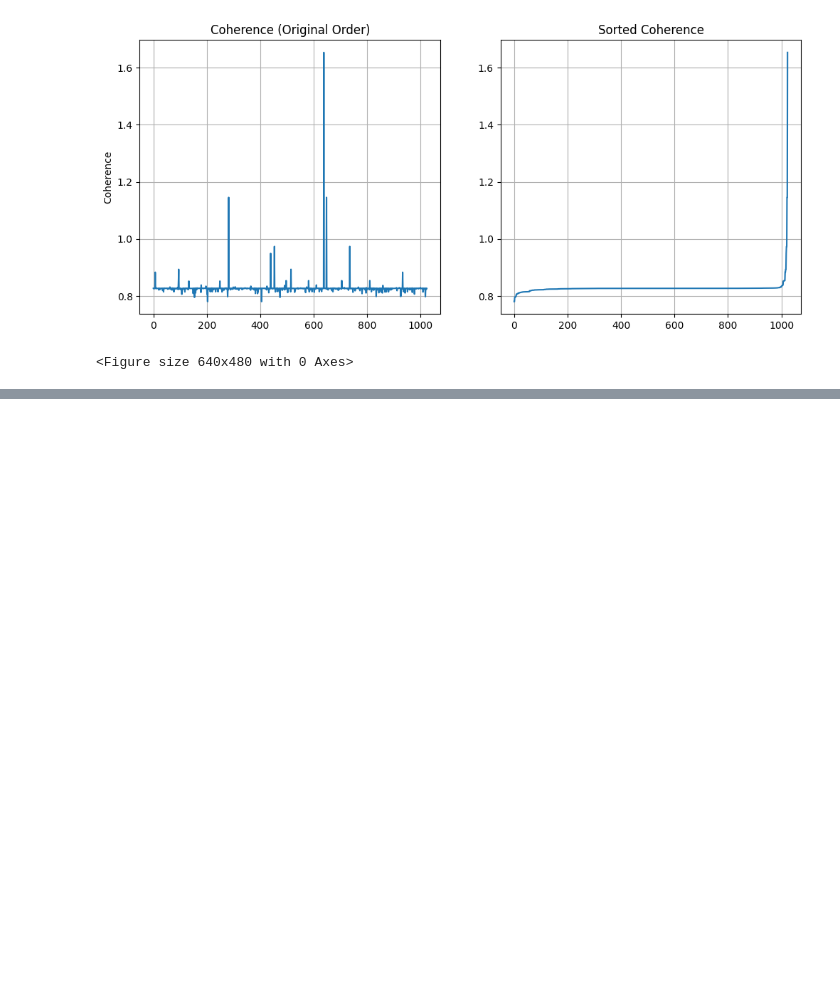
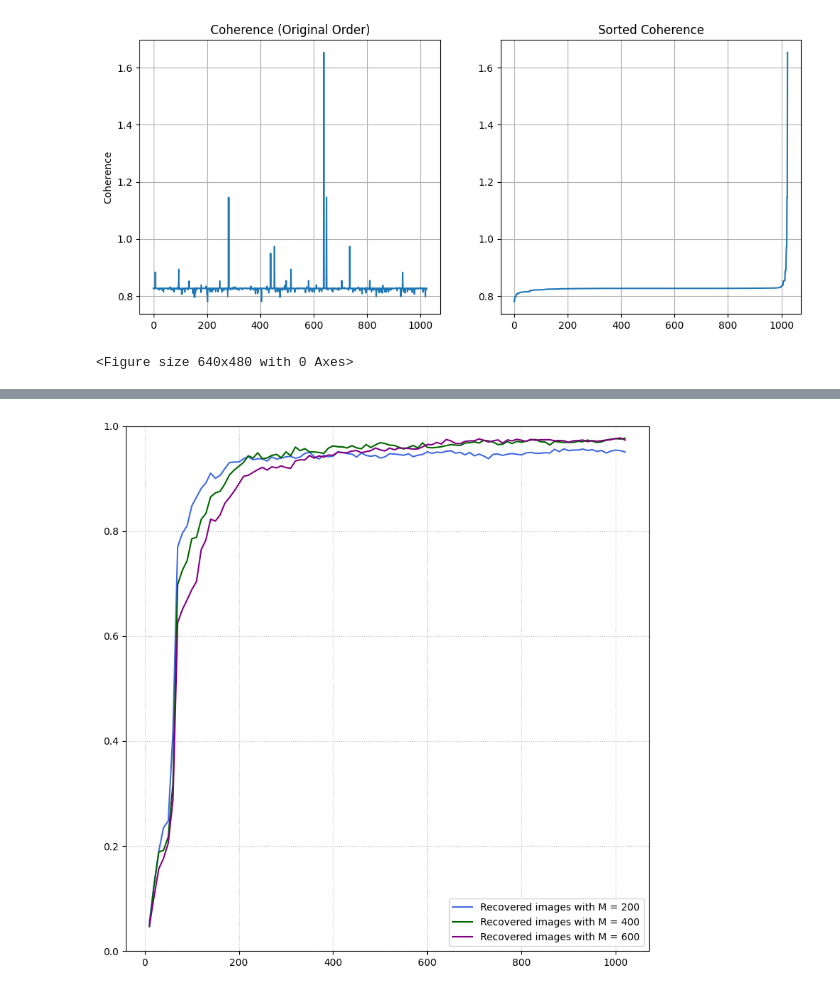
Before and after one commit to arkwen/ARMIMP-report, a Jupyter notebook: SPC_classifier.ipynb, the cells around one changed output, grey strips where cells are left out. Cells and saved outputs as stored; diff of their text form; code cells hidden in the pictures; blank space fills up the shorter version.

```diff
--- a/SPC_classifier.ipynb
+++ b/SPC_classifier.ipynb
@@ -664,6 +655,8 @@ def create_processed_dataset(
 
     return processed_dataset
 # %%
+import torch.nn as nn
+
 # Constants
 LEARNING_RATE = 1e-3
 EPOCHS = 10
@@ -672,7 +665,8 @@ def train_model(
     model: nn.Module,
     train_loader: DataLoader,
     test_loader: DataLoader,
-    save_path: str
+    save_path: str,
+    epochs: int = EPOCHS,
 ) -> Tuple[float, float]:
     """Train and evaluate a model.
 
@@ -680,6 +674,7 @@ def train_model(
         model: Model to train
         train_loader: Training data loader
         test_loader: Test data loader
+        epochs: Number of epochs
         save_path: Name of the model
 
     Returns:
@@ -689,7 +684,7 @@ def train_model(
     criterion = nn.CrossEntropyLoss()
     best_accuracy = 0.0
 
-    for epoch in range(EPOCHS):
+    for epoch in range(epochs):
         # Training phase
         model.train()
 
@@ -706,10 +701,9 @@ def train_model(
         # Evaluation
         train_accuracy, *_ = calculate_metrics(model, train_loader)
         test_accuracy, *_ = calculate_metrics(model, test_loader)
-        if epoch % 3 == 0:
-            print(f'\nEpoch {epoch+1} Results:')
-            print(f'Train Accuracy: {train_accuracy:.4f}')
-            print(f'Test Accuracy: {test_accuracy:.4f}')
+        print(f'\nEpoch {epoch+1} Results:')
+        print(f'Train Accuracy: {train_accuracy:.4f}')
+        print(f'Test Accuracy: {test_accuracy:.4f}')
 
         # Save best model
         if test_accuracy > best_accuracy:
@@ -720,13 +714,15 @@ def train_model(
 
 def analyze_model_accuracy(
     model: nn.Module,
-    show_plot: bool = True
+    show_plot: bool = True,
+    vector_output: bool = False
 ) -> Dict[str, List[float]]:
     """Analyze model accuracy across different measurements.
 
     Args:
         model: Model to evaluate
         show_plot: Whether to display results plot
+        vector_output: Whether model operates with vectors from SPC
 
     Returns:
         Dictionary of metric lists {'accuracy': [...], 'precision': [...], ...}
@@ -740,7 +736,8 @@ def analyze_model_accuracy(
 
     for M in tqdm(MEASUREMENTS, desc="Analyzing measurements"):
         # Load dataset
-        dataset_path = f"MNIST transform_testfor m = {M}.pt" # Obtained via create_processed_dataset()
+
+        dataset_path = f"transform_MNIST_vector_for_M={M}.pt" if vector_output else f"MNIST transform_testfor m = {M}.pt" # Obtained via create_processed_dataset()
         transform_test = torch.load(dataset_path, weights_only=False)
         transform_test.data = transform_test.data.float()
         transform_loader = DataLoader(
@@ -1010,0 +1109,14 @@ Accuracy: 0.8560     Precision: 0.8677       Recall: 0.8553       F1: 0.8572
+# %%
+'''CNN models'''
+
+model_CNN_200 = CNN().to(device)
+model_CNN_200 = torch.load('Model CNN for M = 200.pth', weights_only = False)
+f1_200 = analyze_model_accuracy(model_CNN_200, show_plot = False)['f1']
+
+model_CNN_400 = CNN().to(device)
+model_CNN_400 = torch.load('Model CNN for M = 400.pth', weights_only = False)
+f1_400 = analyze_model_accuracy(model_CNN_400, show_plot = False)['f1']
+
+model_CNN_600 = CNN().to(device)
+model_CNN_600 = torch.load('Model CNN for M = 600.pth', weights_only = False)
+f1_600 = analyze_model_accuracy(model_CNN_600, show_plot = False)['f1']
@@ -1010,0 +1149,11 @@ Accuracy: 0.8560     Precision: 0.8677       Recall: 0.8553       F1: 0.8572
+# %%
+plt.figure(figsize=(8, 8))
+plt.plot(MEASUREMENTS, f1_200, label = 'Recovered images with M = 200', c = 'royalblue')
+plt.plot(MEASUREMENTS, f1_400, label = 'Recovered images with M = 400', c = 'darkgreen')
+plt.plot(MEASUREMENTS, f1_600, label = 'Recovered images with M = 600', c = 'purple')
+plt.legend()
+plt.grid(True, linestyle=':', alpha=0.8)
+plt.ylim(0,1)
+plt.tight_layout()
+# %% [output]
+[figure, added]
```
Also changed, not shown: parts of 16 cells of this notebook, 4 other files.
